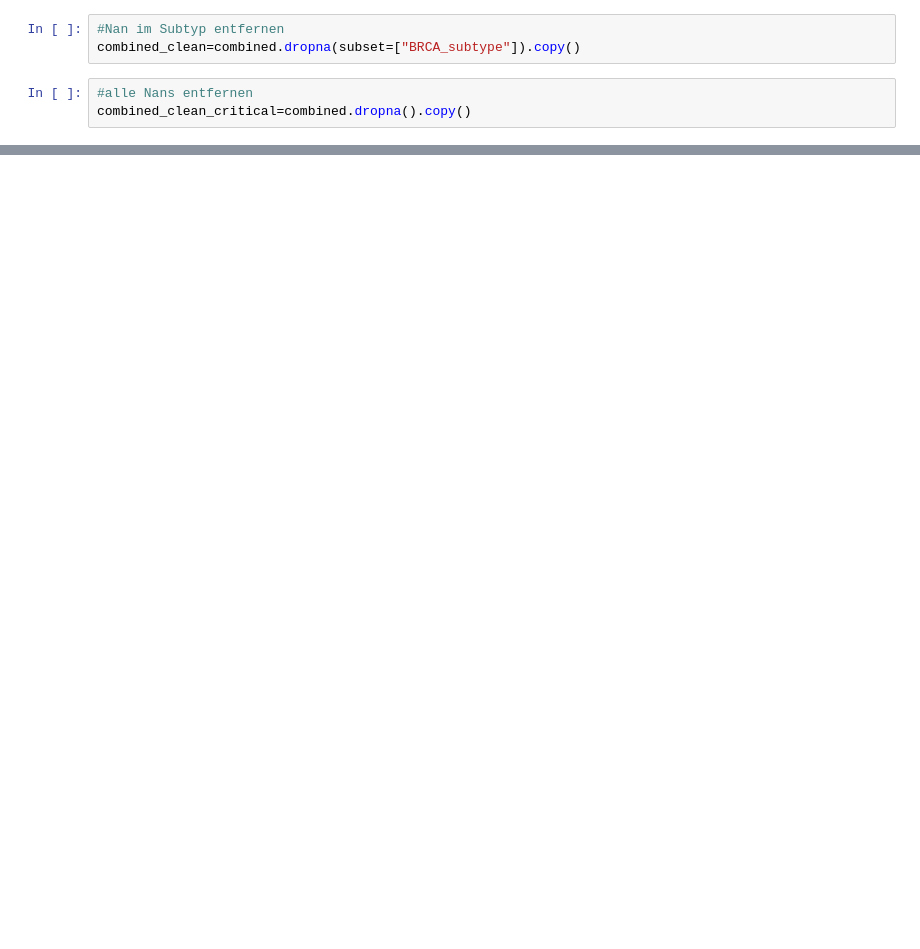
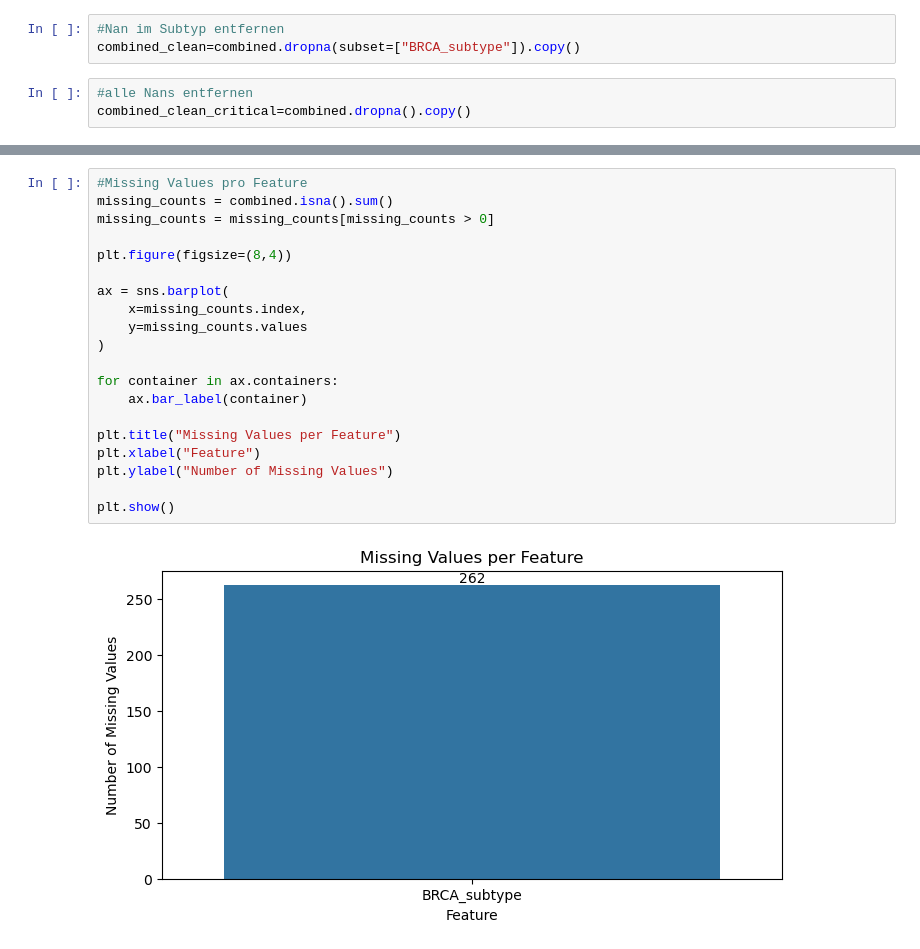
Before and after one commit to IsabelleMarie1/Foundations-of-DataScience, a Jupyter notebook: dataanalysieren.ipynb, the cells around one changed output, grey strips where cells are left out. Cells and saved outputs as stored; diff of their text form; blank space fills up the shorter version.

```diff
--- a/dataanalysieren.ipynb
+++ b/dataanalysieren.ipynb
@@ -383,0 +934,22 @@ combined_clean_critical=combined.dropna().copy()
+# %%
+#Missing Values pro Feature
+missing_counts = combined.isna().sum()
+missing_counts = missing_counts[missing_counts > 0]
+
+plt.figure(figsize=(8,4))
+
+ax = sns.barplot(
+    x=missing_counts.index,
+    y=missing_counts.values
+)
+
+for container in ax.containers:
+    ax.bar_label(container)
+
+plt.title("Missing Values per Feature")
+plt.xlabel("Feature")
+plt.ylabel("Number of Missing Values")
+
+plt.show()
+# %% [output]
+[figure, added]
```
Also changed, not shown: parts of 91 cells of this notebook.
